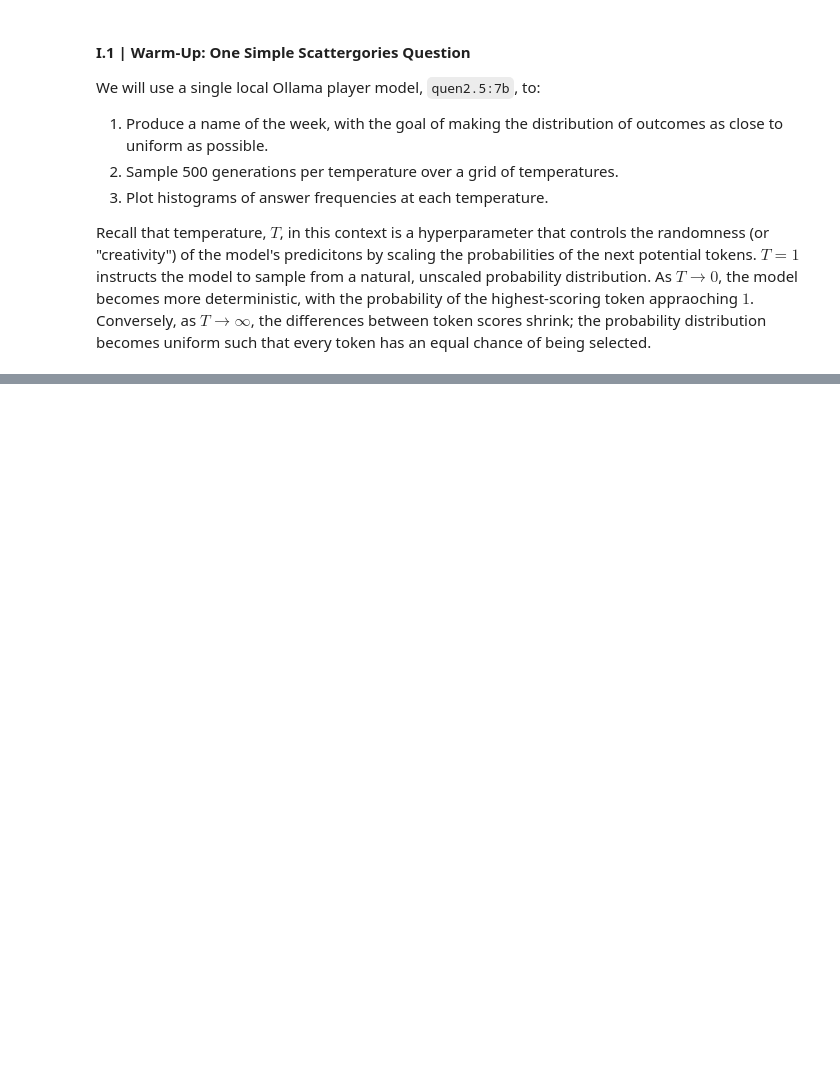
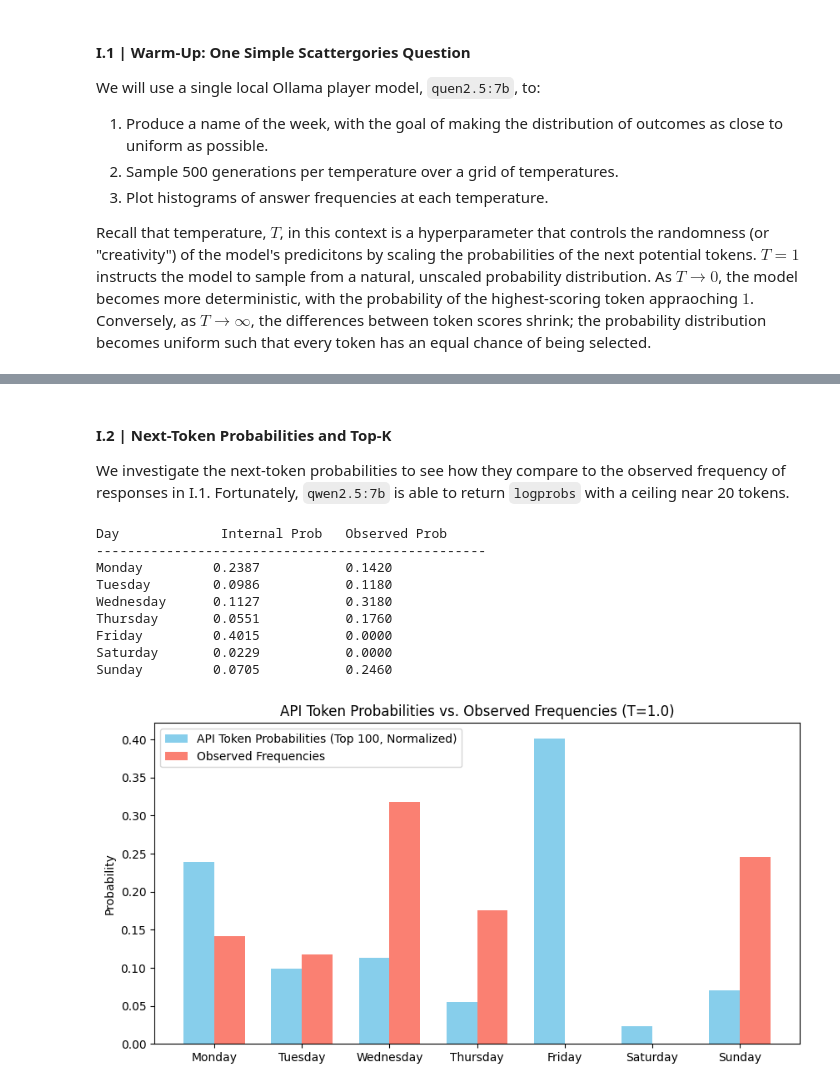
Before and after one commit to abrandontran/5350-Social-Algorithms, a Jupyter notebook: Assignment 3/part1.ipynb, the cells around one changed output, grey strips where cells are left out. Drawn from its saved outputs; the diff is of its cells as text; code cells hidden in the pictures; blank space fills up the shorter version.

```diff
--- a/Assignment 3/part1.ipynb
+++ b/Assignment 3/part1.ipynb
@@ -80,0 +161,77 @@ Running Temp: 0.1
+# %% [markdown]
+#### I.2 | Next-Token Probabilities and Top-K
+We investigate the next-token probabilities to see how they compare to the observed frequency of responses in I.1. Fortunately, `qwen2.5:7b` is able to return `logprobs` with a ceiling near 20 tokens.
+# %%
+# 1. Fetch exact API logprobs using original prompt from Try #1.
+payload = {
+    "model": "qwen2.5:7b",
+    "prompt": "Return a day of the week in lowercase. Output only the weekday (no additional text). For example, you would output: saturday",
+    "stream": False,
+    "logprobs": True,
+    "top_logprobs": 20,
+    "options": {
+        "temperature": 1.0,
+        "num_predict": 1
+    }
+}
+
+response = requests.post("http://localhost:11434/api/generate", json=payload)
+data = response.json()
+
+# 2. Extract and Normalize
+raw_probs = {day: 0.0 for day in VALID_DAYS}
+
+if 'logprobs' in data and len(data['logprobs']) > 0:
+    for item in data['logprobs'][0].get('top_logprobs', []):
+        raw_token = item['token']
+        logprob = item['logprob']
+
+        ans = normalize_answer(raw_token)
+        clean_token = ans.split()[0] if ans else "invalid"
+
+        if clean_token in VALID_DAYS:
+            raw_probs[clean_token] += np.exp(logprob)
+
+# Normalize
+total_prob = sum(raw_probs.values())
+internal_probs = {day: (raw_probs[day] / total_prob) if total_prob > 0 else 0 for day in VALID_DAYS}
+
+# Compare with Observed data
+df = pd.read_csv('working/part1_calibration_try1.csv')
+df_temp1 = df[df['temperature'] == 1.0]
+counts = Counter(df_temp1['answer'])
+total_samples = sum(counts.values())
+Observed_probs = {day: counts.get(day, 0) / total_samples for day in VALID_DAYS}
+
+# Print
+print("\nDay\t\tInternal Prob\tObserved Prob")
+print("-" * 50)
+for day in VALID_DAYS:
+    print(f"{day.capitalize():<15}{internal_probs[day]:.4f}\t\t{Observed_probs[day]:.4f}")
+
+# Plot
+x = np.arange(len(VALID_DAYS))
+width = 0.35
+
+fig, ax = plt.subplots(figsize=(10, 5))
+ax.bar(x - width/2, [internal_probs[d] for d in VALID_DAYS], width, label='API Token Probabilities (Top 100, Normalized)', color='skyblue')
+ax.bar(x + width/2, [Observed_probs[d] for d in VALID_DAYS], width, label='Observed Frequencies', color='salmon')
+
+ax.set_ylabel('Probability')
+ax.set_title('API Token Probabilities vs. Observed Frequencies (T=1.0)')
+ax.set_xticks(x)
+ax.set_xticklabels([d.capitalize() for d in VALID_DAYS])
+ax.legend()
+
+plt.show()
+# %% [output]
+Day             Internal Prob   Observed Prob
+--------------------------------------------------
+Monday         0.2387           0.1420
+Tuesday        0.0986           0.1180
+Wednesday      0.1127           0.3180
+Thursday       0.0551           0.1760
+Friday         0.4015           0.0000
+Saturday       0.0229           0.0000
+Sunday         0.0705           0.2460
+[figure, added]
```
Also changed, not shown: parts of 8 cells of this notebook, 11 other files.
